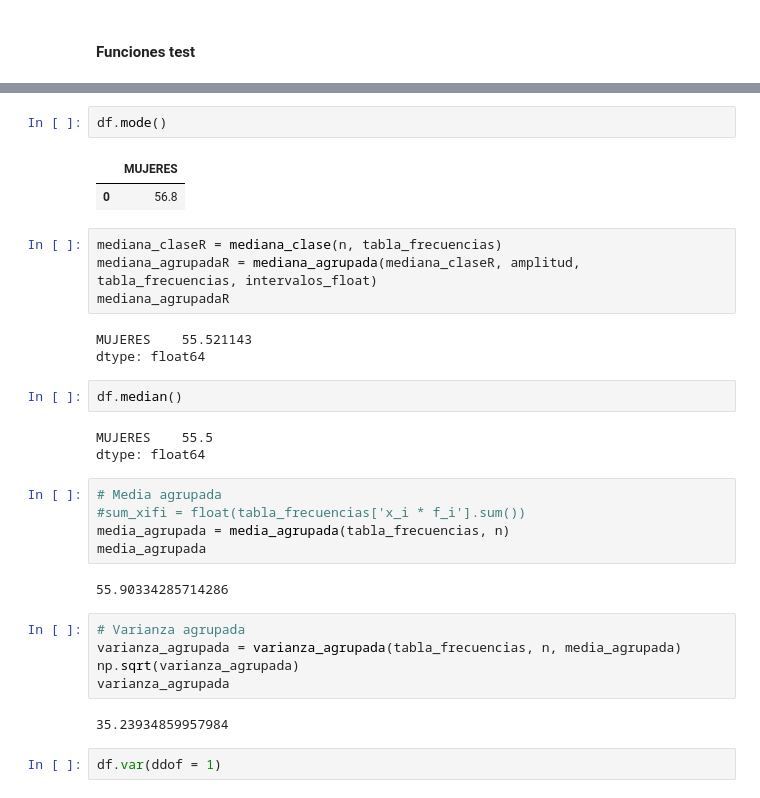
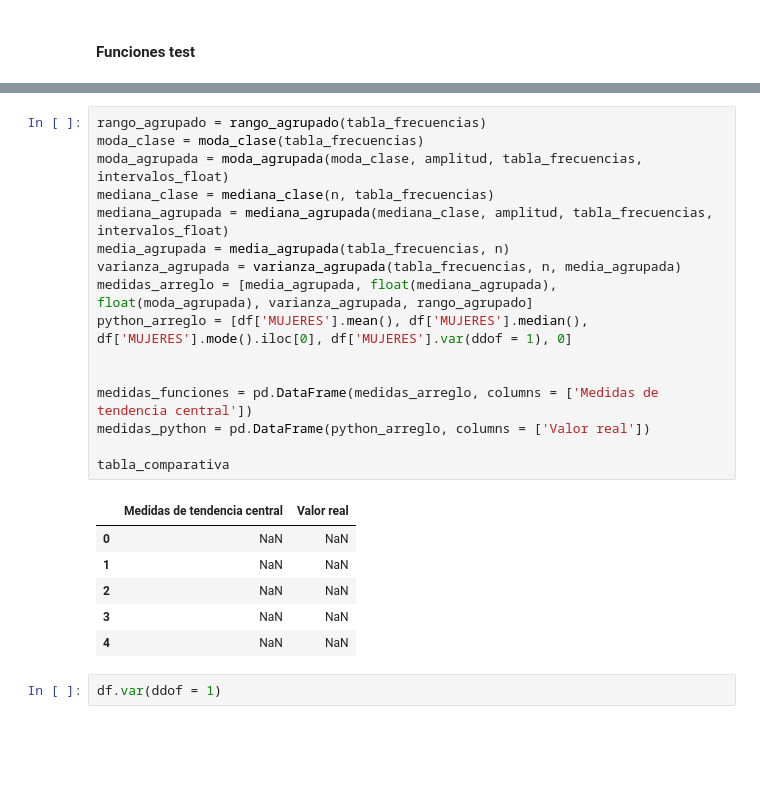
Before and after one commit to SandovalAguilar/grouped-distribution-table, a Jupyter notebook: codigo/pia.ipynb, the cells around one changed output, grey strips where cells are left out. Saved outputs shown, nothing was run; the diff lists cells and outputs as text; blank space fills up the shorter version.

Commit message:
Tabla comparativa por completar

```diff
--- a/codigo/pia.ipynb
+++ b/codigo/pia.ipynb
@@ -234,34 +222,26 @@ dtype: float64
-# %%
-df.mode()
-# %% [output]
-|  | MUJERES |
-| 0 | 56.8 |
-# %%
-mediana_claseR = mediana_clase(n, tabla_frecuencias)
-mediana_agrupadaR = mediana_agrupada(mediana_claseR, amplitud, tabla_frecuencias, intervalos_float)
-mediana_agrupadaR
-# %% [output]
-MUJERES    55.521143
-dtype: float64
-# %%
-df.median()
-# %% [output]
-MUJERES    55.5
-dtype: float64
-# %%
-# Media agrupada
-#sum_xifi = float(tabla_frecuencias['x_i * f_i'].sum())
-media_agrupada = media_agrupada(tabla_frecuencias, n)
-media_agrupada
-# %% [output]
-55.90334285714286
-# %%
-# Varianza agrupada
-varianza_agrupada = varianza_agrupada(tabla_frecuencias, n, media_agrupada)
-np.sqrt(varianza_agrupada)
-varianza_agrupada
-# %% [output]
-35.23934859957984
+# %%
+rango_agrupado = rango_agrupado(tabla_frecuencias)
+moda_clase = moda_clase(tabla_frecuencias)
+moda_agrupada = moda_agrupada(moda_clase, amplitud, tabla_frecuencias, intervalos_float)
+mediana_clase = mediana_clase(n, tabla_frecuencias)
+mediana_agrupada = mediana_agrupada(mediana_clase, amplitud, tabla_frecuencias, intervalos_float)
+media_agrupada = media_agrupada(tabla_frecuencias, n)
+varianza_agrupada = varianza_agrupada(tabla_frecuencias, n, media_agrupada)
+medidas_arreglo = [media_agrupada, float(mediana_agrupada), float(moda_agrupada), varianza_agrupada, rango_agrupado]
+python_arreglo = [df['MUJERES'].mean(), df['MUJERES'].median(), df['MUJERES'].mode().iloc[0], df['MUJERES'].var(ddof = 1), 0]
+
+
+medidas_funciones = pd.DataFrame(medidas_arreglo, columns = ['Medidas de tendencia central'])
+medidas_python = pd.DataFrame(python_arreglo, columns = ['Valor real'])
+
+tabla_comparativa
+# %% [output]
+|  | Medidas de tendencia central | Valor real |
+| 0 | NaN | NaN |
+| 1 | NaN | NaN |
+| 2 | NaN | NaN |
+| 3 | NaN | NaN |
+| 4 | NaN | NaN |
 # %%
 df.var(ddof = 1)
 # %% [output]
```
Also changed, not shown: parts of 3 cells of this notebook, 1 other file.
